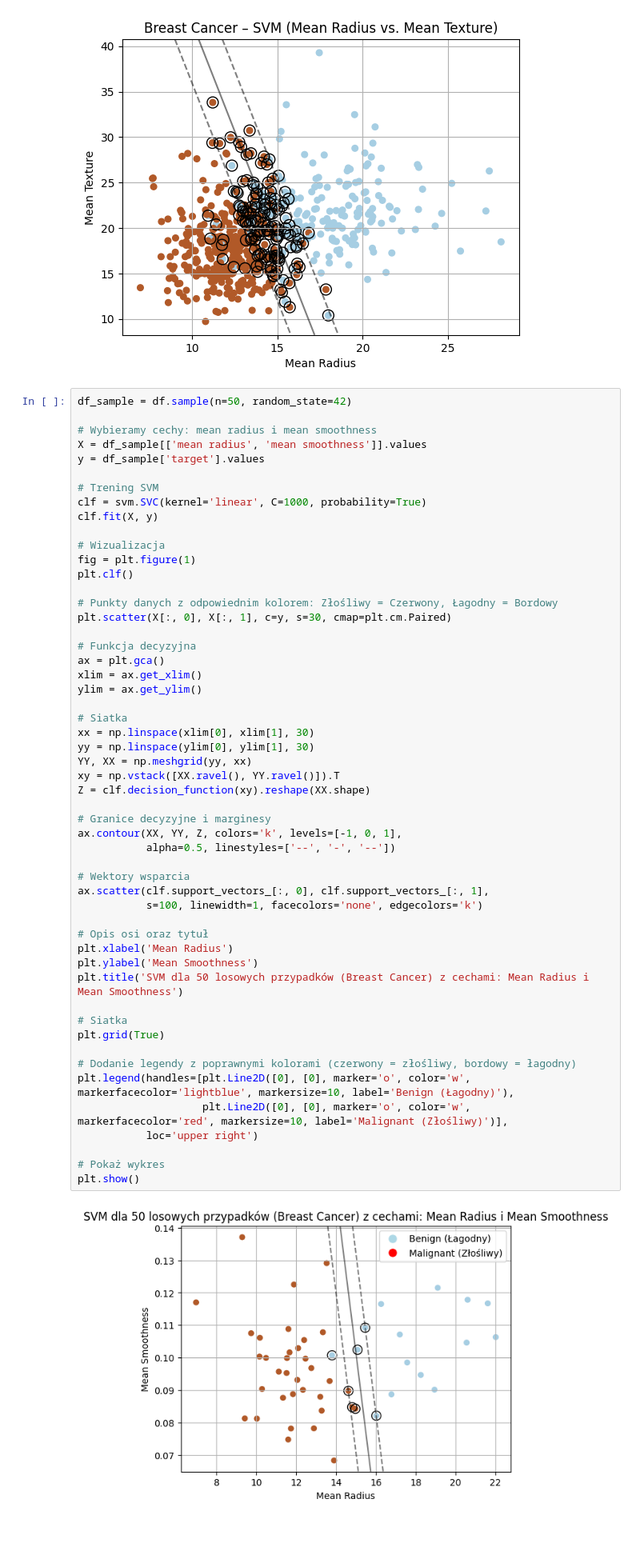
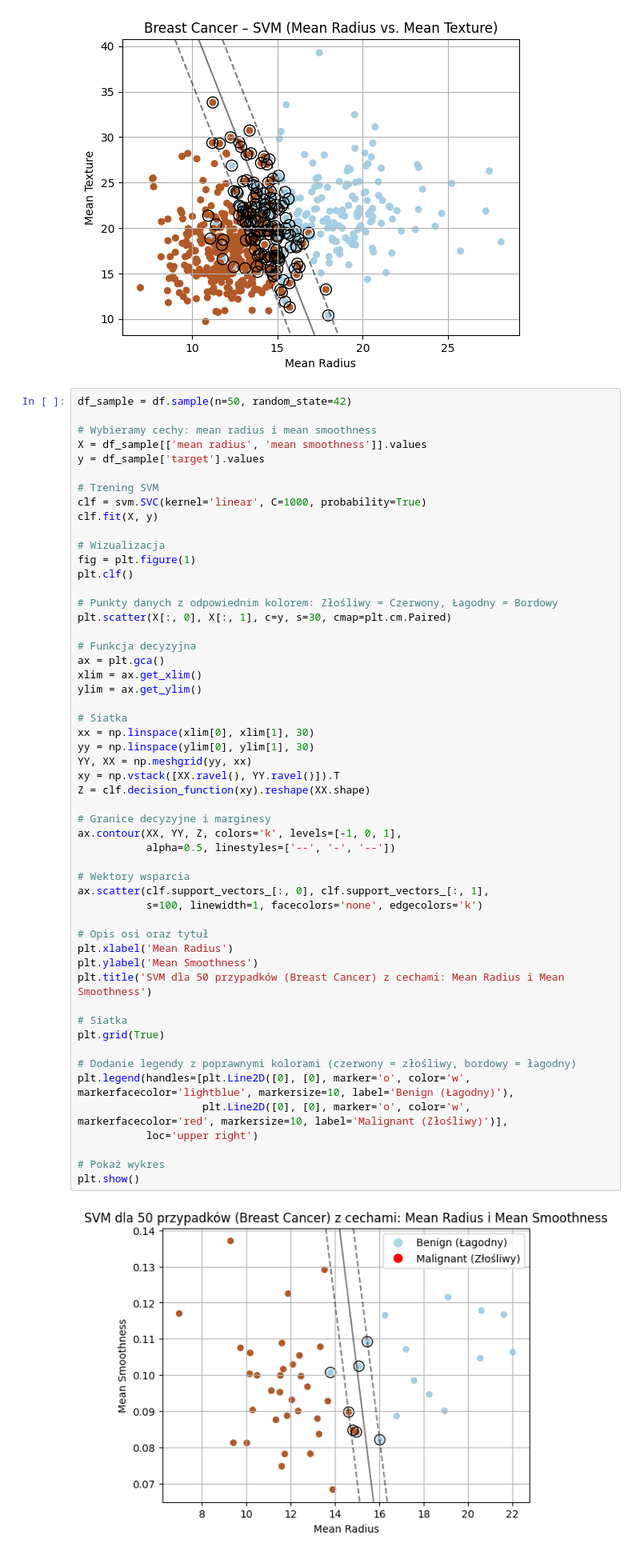
Before and after one commit to LapsanskiZED2115/ucze_maszyny_pozdrawiam, a Jupyter notebook: lab_6_Support_Vectore_machines/lab_6_pozdrawiam_SVM.ipynb, the cells around one changed output. Shown: that part at 80% size. Saved outputs shown, nothing was run; the diff lists cells and outputs as text; blank space fills up the shorter version.

```diff
--- a/lab_6_Support_Vectore_machines/lab_6_pozdrawiam_SVM.ipynb
+++ b/lab_6_Support_Vectore_machines/lab_6_pozdrawiam_SVM.ipynb
@@ -189,32 +189,32 @@ ylim = ax.get_ylim()
 # Siatka
 xx = np.linspace(xlim[0], xlim[1], 30)
 yy = np.linspace(ylim[0], ylim[1], 30)
 YY, XX = np.meshgrid(yy, xx)
 xy = np.vstack([XX.ravel(), YY.ravel()]).T
 Z = clf.decision_function(xy).reshape(XX.shape)
 
 # Granice decyzyjne i marginesy
 ax.contour(XX, YY, Z, colors='k', levels=[-1, 0, 1],
            alpha=0.5, linestyles=['--', '-', '--'])
 
 # Wektory wsparcia
 ax.scatter(clf.support_vectors_[:, 0], clf.support_vectors_[:, 1],
            s=100, linewidth=1, facecolors='none', edgecolors='k')
 
 # Opis osi oraz tytuł
 plt.xlabel('Mean Radius')
 plt.ylabel('Mean Smoothness')
-plt.title('SVM dla 50 losowych przypadków (Breast Cancer) z cechami: Mean Radius i Mean Smoothness')
+plt.title('SVM dla 50 przypadków (Breast Cancer) z cechami: Mean Radius i Mean Smoothness')
 
 # Siatka
 plt.grid(True)
 
 # Dodanie legendy z poprawnymi kolorami (czerwony = złośliwy, bordowy = łagodny)
 plt.legend(handles=[plt.Line2D([0], [0], marker='o', color='w', markerfacecolor='lightblue', markersize=10, label='Benign (Łagodny)'),
                     plt.Line2D([0], [0], marker='o', color='w', markerfacecolor='red', markersize=10, label='Malignant (Złośliwy)')],
            loc='upper right')
 
 # Pokaż wykres
 plt.show()
 # %% [output]
-[figure, old version]
+[figure, new version]
```
Also changed, not shown: parts of 2 cells of this notebook.
